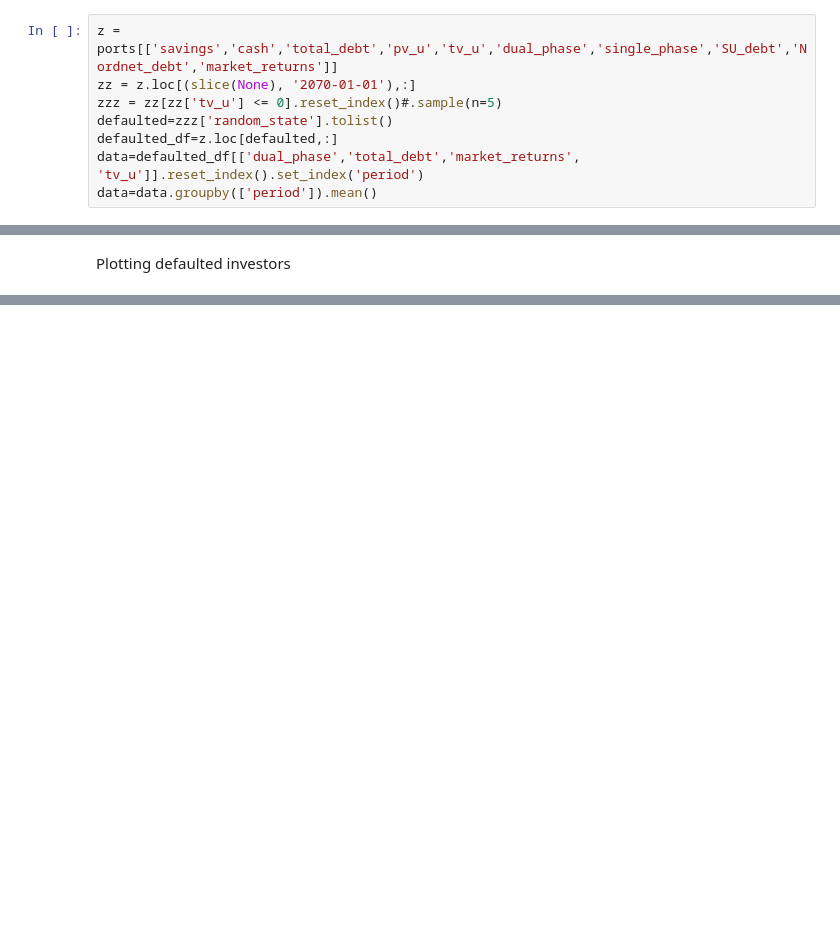
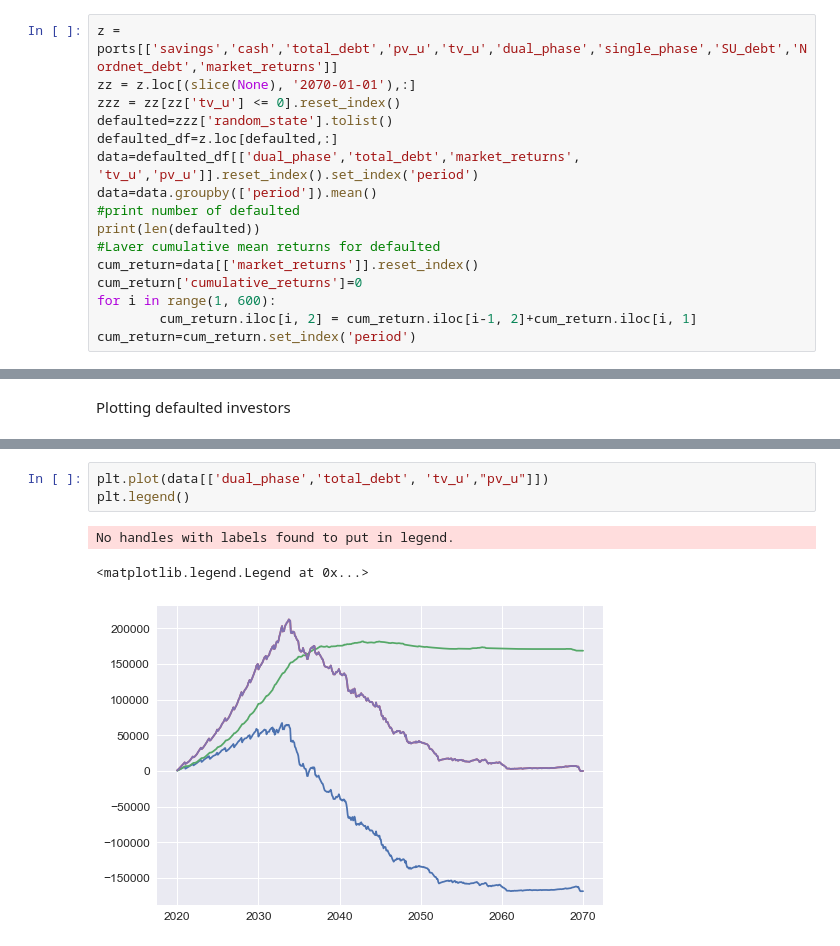
Before and after one commit to neriksen/applied_finance, a Jupyter notebook: Baseline.ipynb, the cells around one changed output, grey strips where cells are left out. Cells and saved outputs as stored; diff of their text form; blank space fills up the shorter version.

```diff
--- a/Baseline.ipynb
+++ b/Baseline.ipynb
@@ -75,8 +86,16 @@ Finding defaulted investors and the timeseries for them
 # %%
 z = ports[['savings','cash','total_debt','pv_u','tv_u','dual_phase','single_phase','SU_debt','Nordnet_debt','market_returns']]
 zz = z.loc[(slice(None), '2070-01-01'),:]
-zzz = zz[zz['tv_u'] <= 0].reset_index()#.sample(n=5)
+zzz = zz[zz['tv_u'] <= 0].reset_index()
 defaulted=zzz['random_state'].tolist()
 defaulted_df=z.loc[defaulted,:]
-data=defaulted_df[['dual_phase','total_debt','market_returns', 'tv_u']].reset_index().set_index('period')
+data=defaulted_df[['dual_phase','total_debt','market_returns', 'tv_u','pv_u']].reset_index().set_index('period')
 data=data.groupby(['period']).mean()
+#print number of defaulted
+print(len(defaulted))
+#Laver cumulative mean returns for defaulted
+cum_return=data[['market_returns']].reset_index()
+cum_return['cumulative_returns']=0
+for i in range(1, 600):
+        cum_return.iloc[i, 2] = cum_return.iloc[i-1, 2]+cum_return.iloc[i, 1]
+cum_return=cum_return.set_index('period')
@@ -94,0 +134,7 @@ plt.show()
+# %%
+plt.plot(data[['dual_phase','total_debt', 'tv_u',"pv_u"]])
+plt.legend()
+# %% [output]
+No handles with labels found to put in legend.
+<matplotlib.legend.Legend at 0x...>
+[figure, added]
```
Also changed, not shown: parts of 7 cells of this notebook, 5 other files.
